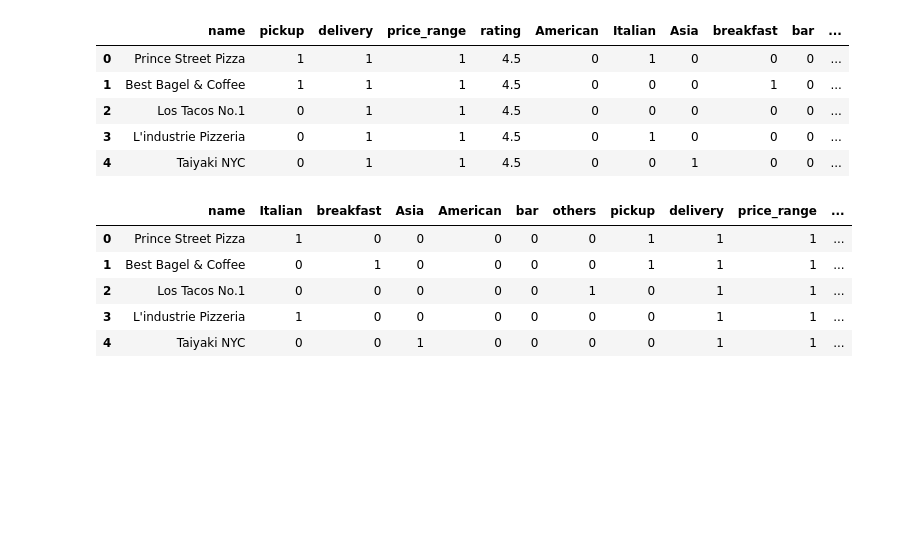
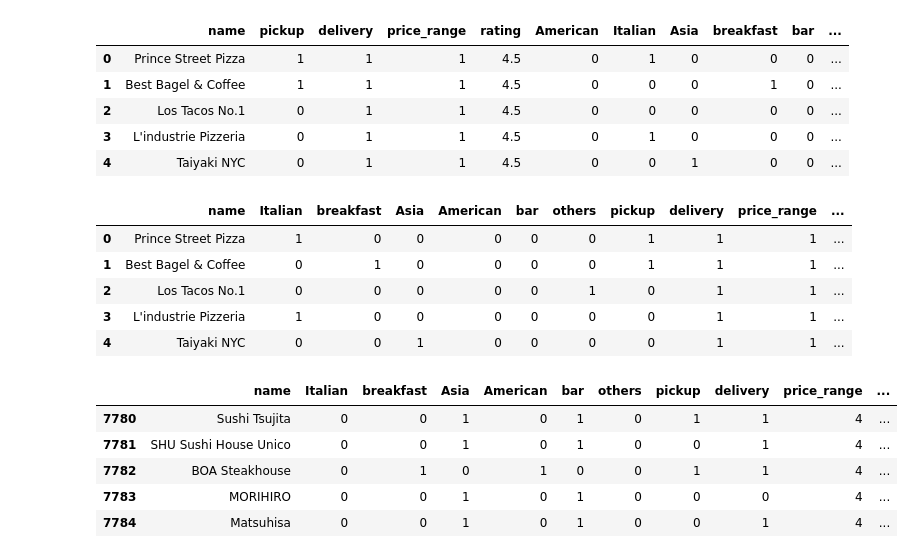
Before and after one commit to NadavMargaliot/Project_Data_Science, a Jupyter notebook: Data Science .ipynb, the cells around one changed output. Cells and saved outputs as stored; diff of their text form; code cells hidden in the pictures; blank space fills up the shorter version.

```diff
--- a/Data Science .ipynb
+++ b/Data Science .ipynb
@@ -230,4 +251,13 @@ df.head()
 | 2 | Los Tacos No.1 | 0 | 0 | 0 | 0 | 0 | 1 | 0 | 1 | 1 | ... |
 | 3 | L'industrie Pizzeria | 1 | 0 | 0 | 0 | 0 | 0 | 0 | 1 | 1 | ... |
 | 4 | Taiyaki NYC | 0 | 0 | 1 | 0 | 0 | 0 | 0 | 1 | 1 | ... |
+# %%
+df.tail()
+# %% [output]
+|  | name | Italian | breakfast | Asia | American | bar | others | pickup | delivery | price_range | ... |
+| 7780 | Sushi Tsujita | 0 | 0 | 1 | 0 | 1 | 0 | 1 | 1 | 4 | ... |
+| 7781 | SHU Sushi House Unico | 0 | 0 | 1 | 0 | 1 | 0 | 0 | 1 | 4 | ... |
+| 7782 | BOA Steakhouse | 0 | 1 | 0 | 1 | 0 | 0 | 1 | 1 | 4 | ... |
+| 7783 | MORIHIRO | 0 | 0 | 1 | 0 | 1 | 0 | 0 | 0 | 4 | ... |
+| 7784 | Matsuhisa | 0 | 0 | 1 | 0 | 1 | 0 | 0 | 1 | 4 | ... |
 # %%
```
Also changed, not shown: parts of 17 cells of this notebook.
